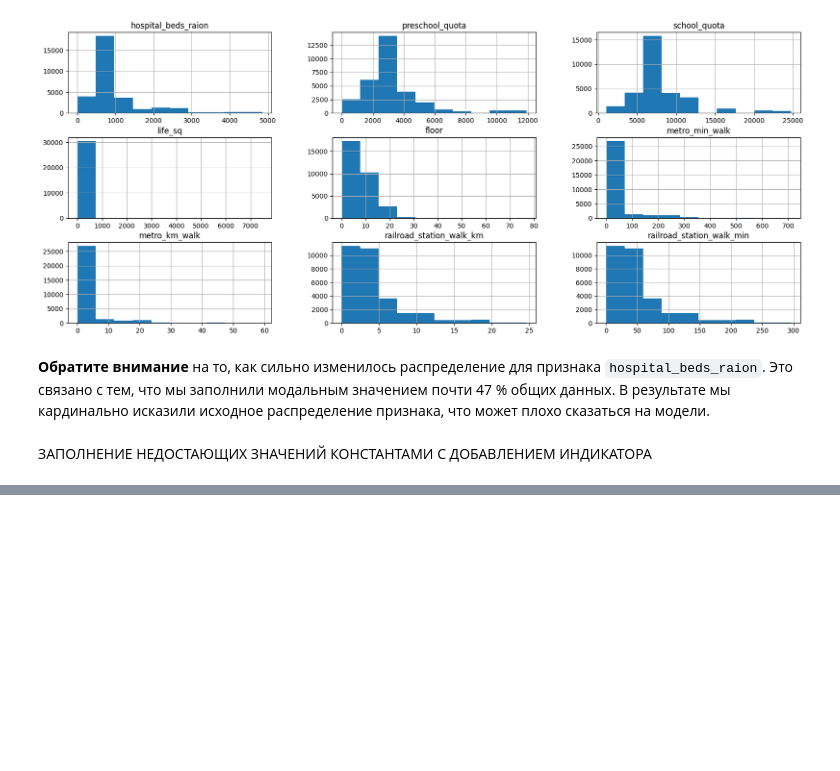
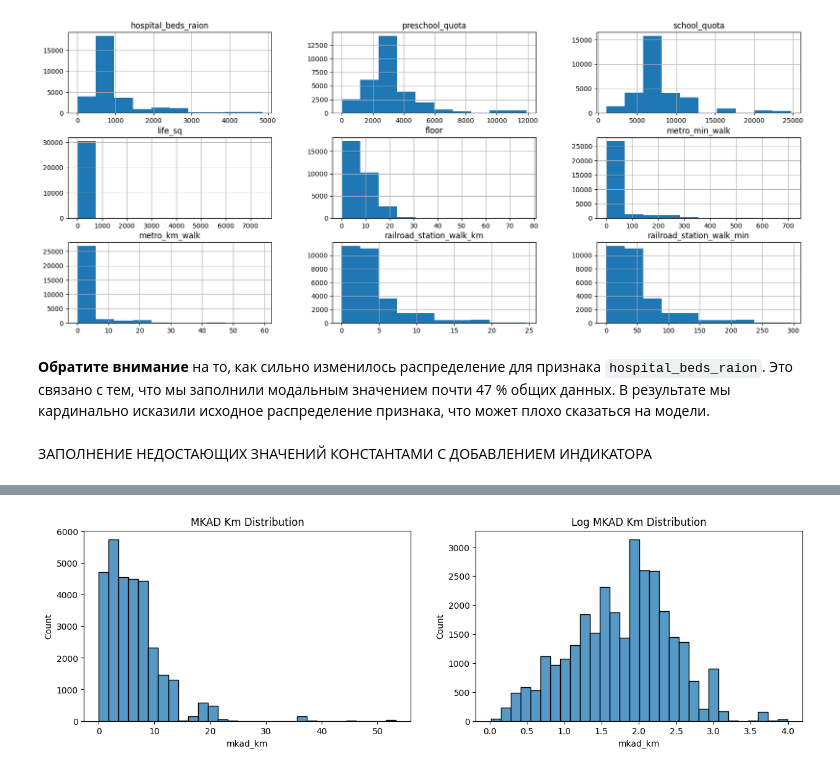
Before and after one commit to Thederis/st_ds, a Jupyter notebook: learning/Data_preparation/teory_data_preparation.ipynb, the cells around one changed output, grey strips where cells are left out. Cells and saved outputs as stored; diff of their text form; code cells hidden in the pictures; blank space fills up the shorter version.

```diff
--- a/learning/Data_preparation/teory_data_preparation.ipynb
+++ b/learning/Data_preparation/teory_data_preparation.ipynb
@@ -308,0 +607,13 @@ fill_data[cols].hist(figsize=(20, 8));
+# %%
+fig, axes = plt.subplots(1, 2, figsize=(15, 4))
+
+#гистограмма исходного признака
+histplot = sns.histplot(sber_data['mkad_km'], bins=30, ax=axes[0])
+histplot.set_title('MKAD Km Distribution');
+
+#гистограмма в логарифмическом масштабе
+log_mkad_km= np.log(sber_data['mkad_km'] + 1)
+histplot = sns.histplot(log_mkad_km , bins=30, ax=axes[1])
+histplot.set_title('Log MKAD Km Distribution');
+# %% [output]
+[figure, added]
```
Also changed, not shown: parts of 151 cells of this notebook, 3 other files.
